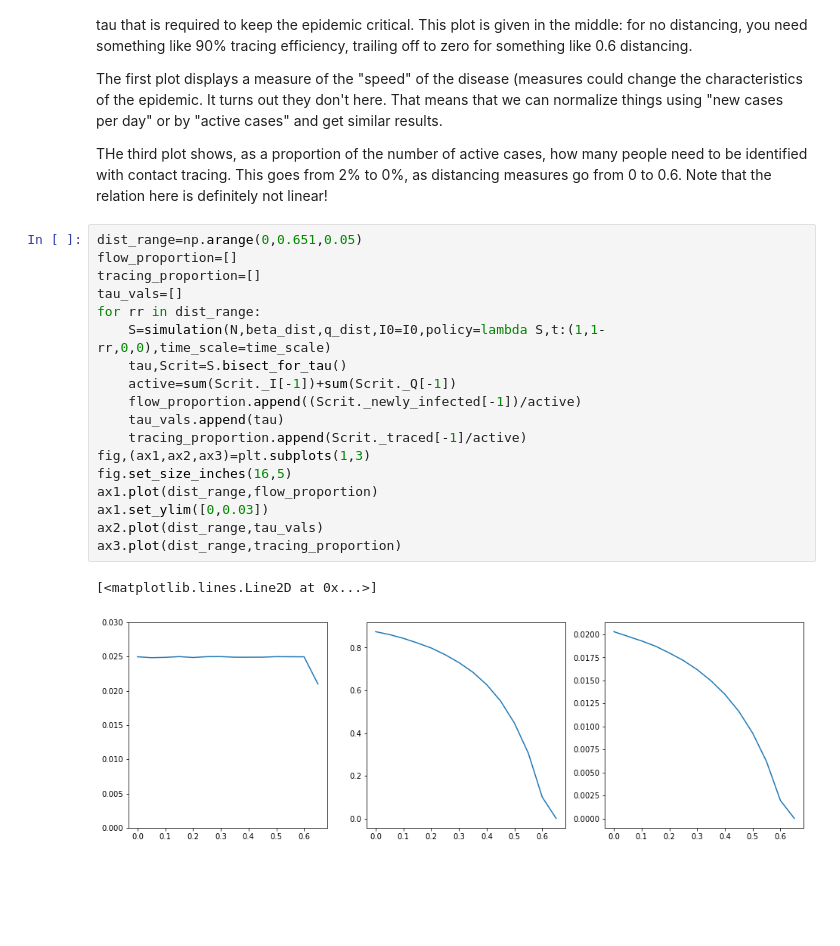
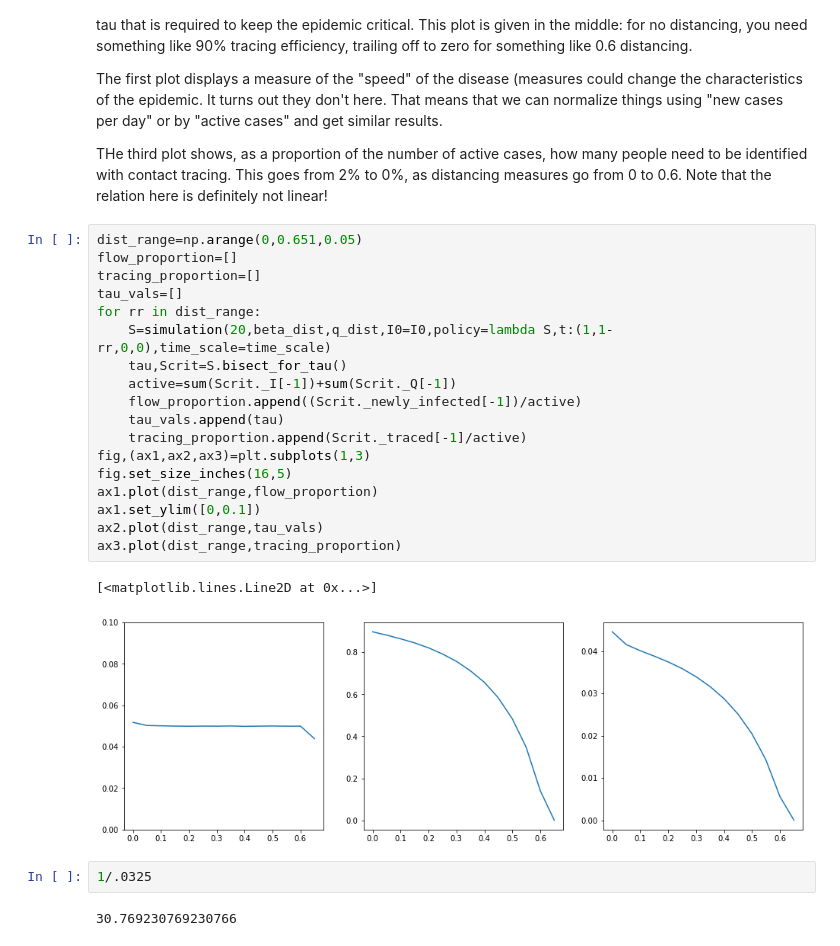
Before and after one commit to nbruin/SIR_tracing, a Jupyter notebook: critical_tracing.ipynb, the cells around one changed output. Saved outputs shown, nothing was run; the diff lists cells and outputs as text; blank space fills up the shorter version.

```diff
--- a/critical_tracing.ipynb
+++ b/critical_tracing.ipynb
@@ -396,21 +396,25 @@ THe third plot shows, as a proportion of the number of active cases, how many pe
 # %%
 dist_range=np.arange(0,0.651,0.05)
 flow_proportion=[]
 tracing_proportion=[]
 tau_vals=[]
 for rr in dist_range:
-    S=simulation(N,beta_dist,q_dist,I0=I0,policy=lambda S,t:(1,1-rr,0,0),time_scale=time_scale)
+    S=simulation(20,beta_dist,q_dist,I0=I0,policy=lambda S,t:(1,1-rr,0,0),time_scale=time_scale)
     tau,Scrit=S.bisect_for_tau()
     active=sum(Scrit._I[-1])+sum(Scrit._Q[-1])
     flow_proportion.append((Scrit._newly_infected[-1])/active)
     tau_vals.append(tau)
     tracing_proportion.append(Scrit._traced[-1]/active)
 fig,(ax1,ax2,ax3)=plt.subplots(1,3)
 fig.set_size_inches(16,5)
 ax1.plot(dist_range,flow_proportion)
-ax1.set_ylim([0,0.03])
+ax1.set_ylim([0,0.1])
 ax2.plot(dist_range,tau_vals)
 ax3.plot(dist_range,tracing_proportion)
 # %% [output]
 [<matplotlib.lines.Line2D at 0x...>]
-[figure, old version]
+[figure, new version]
+# %%
+1/.0325
+# %% [output]
+30.769230769230766
```
